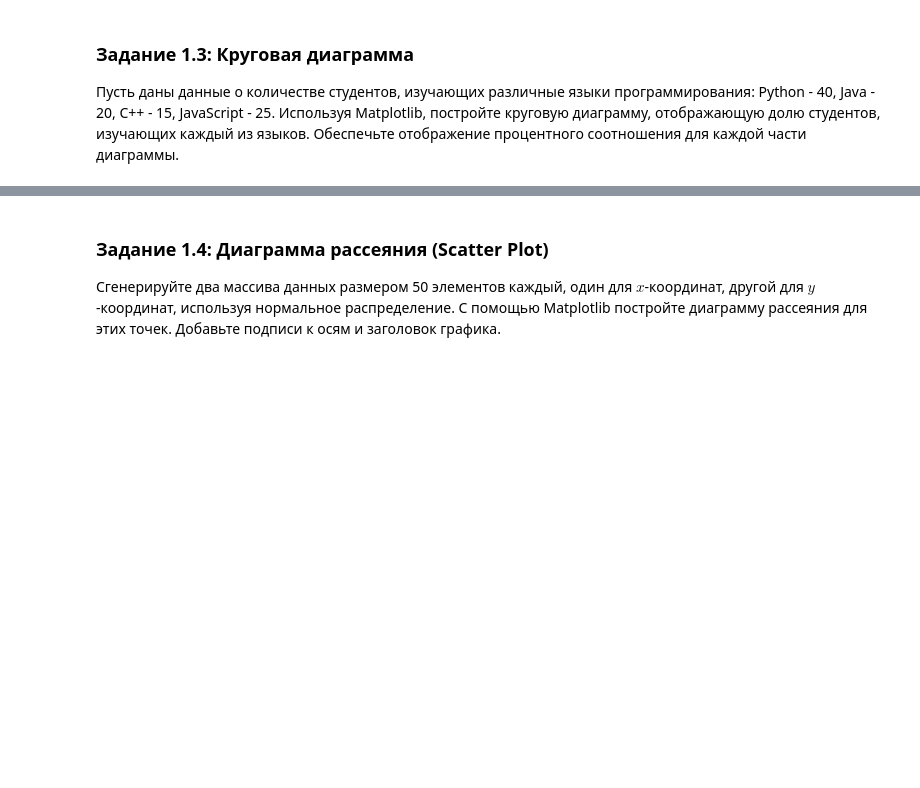
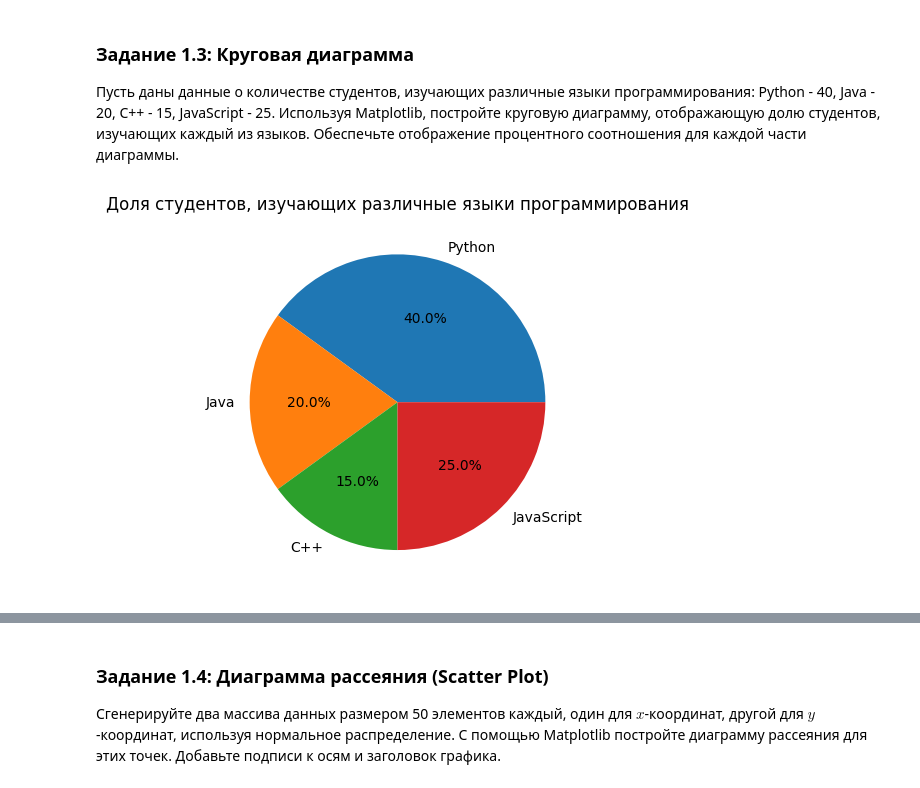
Before and after one commit to Calrission/MIIGAIK-Computer-Math, a Jupyter notebook: 3. Библиотеки Matplotlib, Plotly/Практическая_работа_№3_Matplotlib_Plotly.ipynb, the cells around one changed output, grey strips where cells are left out. Cells and saved outputs as stored; diff of their text form; code cells hidden in the pictures; blank space fills up the shorter version.

```diff
--- a/3. Библиотеки Matplotlib, Plotly/Практическая_работа_№3_Matplotlib_Plotly.ipynb
+++ b/3. Библиотеки Matplotlib, Plotly/Практическая_работа_№3_Matplotlib_Plotly.ipynb
@@ -35,3 +59,11 @@
+# %%
+langs = ["Python", "Java", "C++", "JavaScript"]
+data = [40, 20, 15, 25]
+plt.pie(data, labels=langs, autopct='%1.1f%%')
+plt.title("Доля студентов, изучающих различные языки программирования")
+plt.show()
+# %% [output]
+[figure, added]
 # %% [markdown]
 ![image.png](embedded-picture-1)
 # %% [markdown]
```
Also changed, not shown: parts of 24 cells of this notebook, 2 other files.
